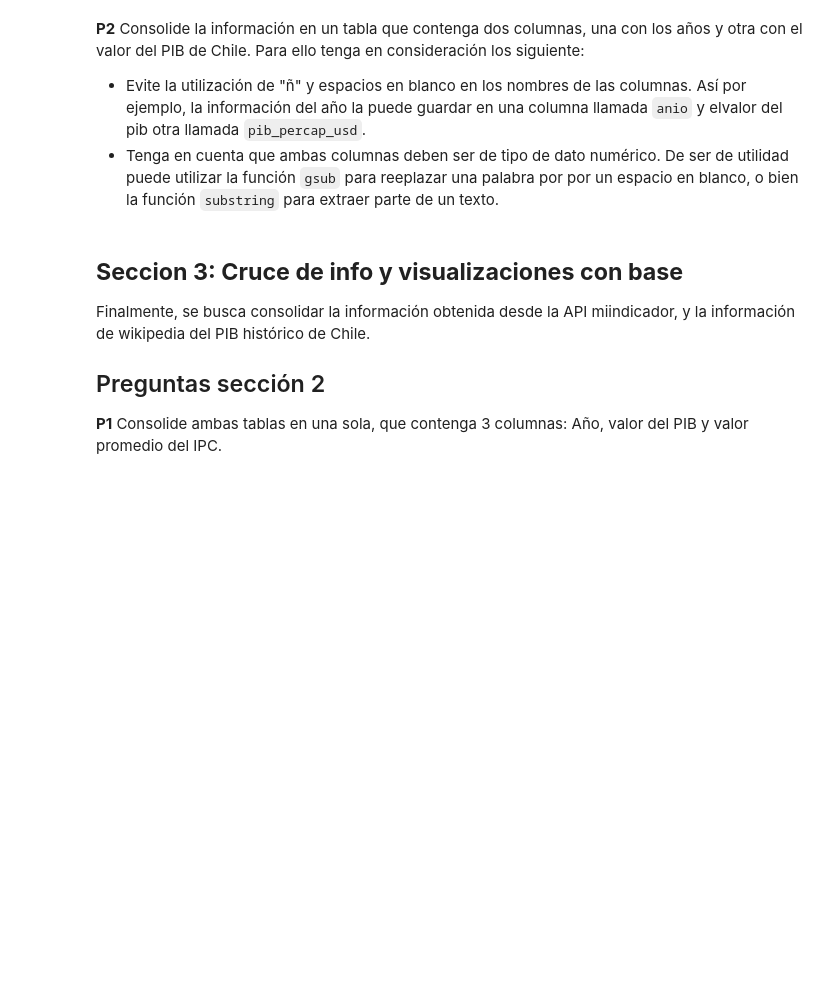
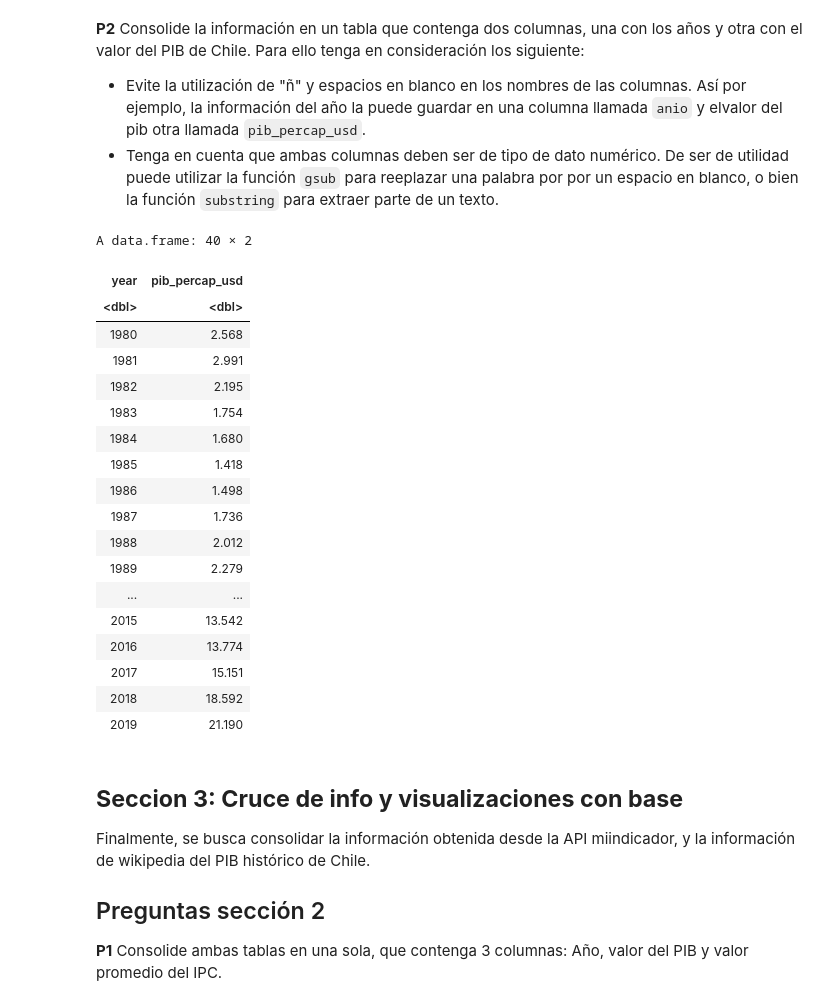
Before and after one commit to mrrojas72/Introduccion_a_ciencia_de_datos_R, a Jupyter notebook: Ayudantías/Ayudantía3/A3_Taller.ipynb, the cells around one changed output. Drawn from its saved outputs; the diff is of its cells as text; code cells hidden in the pictures; blank space fills up the shorter version.

```diff
--- a/Ayudantías/Ayudantía3/A3_Taller.ipynb
+++ b/Ayudantías/Ayudantía3/A3_Taller.ipynb
@@ -281,6 +587,54 @@ Para lograr descargar la información, tenga en cuenta los siguientes aspectos:
 
   * Evite la utilización de "ñ" y espacios en blanco en los nombres de las columnas. Así por ejemplo, la información del año la puede guardar en una columna llamada `anio` y elvalor del pib otra llamada `pib_percap_usd`.
   * Tenga en cuenta que ambas columnas deben ser de tipo de dato numérico. De ser de utilidad puede utilizar la función `gsub` para reeplazar una palabra por por un espacio en blanco, o bien la función `substring` para extraer parte de un texto.
+# %%
+# 1. Extraer columnas de la tabla
+# 2. unir tablas con bind_rows
+# 3. generar la columna pib_percap_usd <- gsub() | substring : ?gsub, ?substring
+# 4. transformar a numérico
+# tips:
+# - recuerde subsetting a nivel de filas y columnas [i,j]
+
+#col11 <- bind_cols(t11["X1"], t11["X2"])
+#col12 <- bind_cols(t11["X3"], t11["X4"])
+
+t11 <- tabla_pib_1[[1]][-1,c("X1","X2")] # subsetting por filas con -1, y columnas por nombre
+t12 <- tabla_pib_1[[1]][-1,c("X3","X4")]
+
+t21 <- tabla_pib_2[[1]][-1,c("X1","X2")]
+t22 <- tabla_pib_2[[1]][-1,c("X3","X4")]
+
+names(t11) <- c('year','pib_percap_usd')
+names(t12) <- c('year','pib_percap_usd')
+names(t21) <- c('year','pib_percap_usd')
+names(t22) <- c('year','pib_percap_usd')
+
+pib <- bind_rows(t11,t12,t21,t22) %>%
+  mutate(pib_percap_usd = gsub(pattern = " Dólares", replacement = "", x = pib$pib_percap_usd)) %>%
+  mutate(year = as.numeric(year),
+         pib_percap_usd = as.numeric(pib_percap_usd))
+
+pib
+# %% [output]
+A data.frame: 40 × 2
+| year | pib_percap_usd |
+| <dbl> | <dbl> |
+| 1980 | 2.568 |
+| 1981 | 2.991 |
+| 1982 | 2.195 |
+| 1983 | 1.754 |
+| 1984 | 1.680 |
+| 1985 | 1.418 |
+| 1986 | 1.498 |
+| 1987 | 1.736 |
+| 1988 | 2.012 |
+| 1989 | 2.279 |
+| ... | ... |
+| 2015 | 13.542 |
+| 2016 | 13.774 |
+| 2017 | 15.151 |
+| 2018 | 18.592 |
+| 2019 | 21.190 |
 # %% [markdown]
 ## **Seccion 3: Cruce de info y visualizaciones con base**
 Finalmente, se busca consolidar la información obtenida desde la API miindicador, y la información de wikipedia del PIB histórico de Chile.
```
Also changed, not shown: parts of 30 cells of this notebook.
